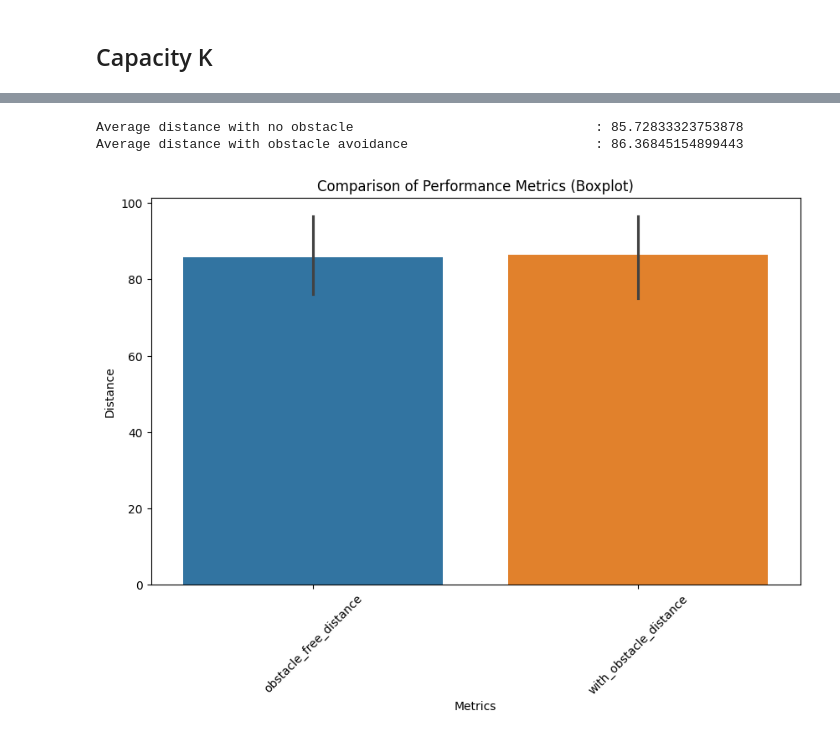
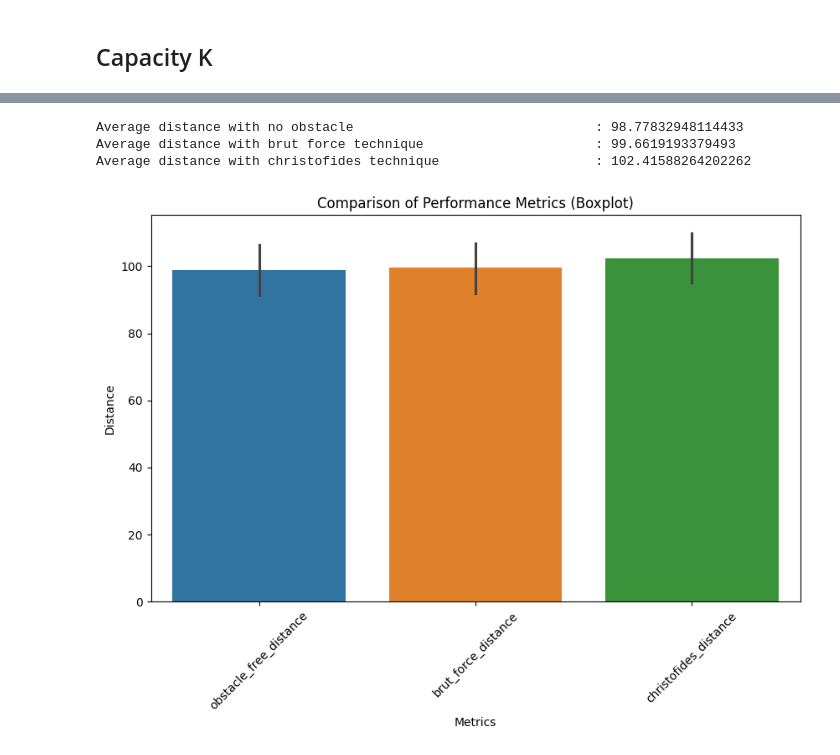
Before and after one commit to CR-Samrat/drone-based-delivary, a Jupyter notebook: euclidean_with_obstacle_performance_test.ipynb, the cells around one changed output, grey strips where cells are left out. Saved outputs shown, nothing was run; the diff lists cells and outputs as text; code cells hidden in the pictures.

```diff
--- a/euclidean_with_obstacle_performance_test.ipynb
+++ b/euclidean_with_obstacle_performance_test.ipynb
@@ -91,0 +81,4 @@ df_cap_k.head()
+# %%
+df_cap_k = pd.read_csv('./drone_performance_on_obstacle_capacity_k.csv')
+
+df_cap_k.head()
@@ -92,19 +92,21 @@ df_cap_k.head()
 # %%
 print("Average distance with no obstacle \t\t\t\t:", df_cap_k['obstacle_free_distance'].mean())
-print("Average distance with obstacle avoidance \t\t\t:",df_cap_k['with_obstacle_distance'].mean())
+print("Average distance with brut force technique \t\t\t:",df_cap_k['brut_force_distance'].mean())
+print("Average distance with christofides technique \t\t\t:",df_cap_k['christofides_distance'].mean())
 # %% [output]
-Average distance with no obstacle                               : 85.72833323753878
-Average distance with obstacle avoidance                        : 86.36845154899443
+Average distance with no obstacle                               : 98.77832948114433
+Average distance with brut force technique                      : 99.6619193379493
+Average distance with christofides technique                    : 102.41588264202262
 # %%
 # Boxplot
 plt.figure(figsize=(10, 6))
-sns.barplot(data=df_cap_k.iloc[:, -2:], estimator='mean')
+sns.barplot(data=df_cap_k.iloc[:, -3:], estimator='mean')
 plt.title('Comparison of Performance Metrics (Boxplot)')
 plt.xlabel('Metrics')
 plt.ylabel('Distance')
-plt.xticks(ticks=[0, 1], labels=['obstacle_free_distance', 'with_obstacle_distance'], rotation=45)
+plt.xticks(ticks=[0,1,2], labels=['obstacle_free_distance','brut_force_distance','christofides_distance'], rotation=45)
 plt.show()
 # %% [output]
-[figure, old version]
+[figure, new version]
 # %%
 # Pairplot
```
Also changed, not shown: parts of 7 cells of this notebook, 5 other files.
